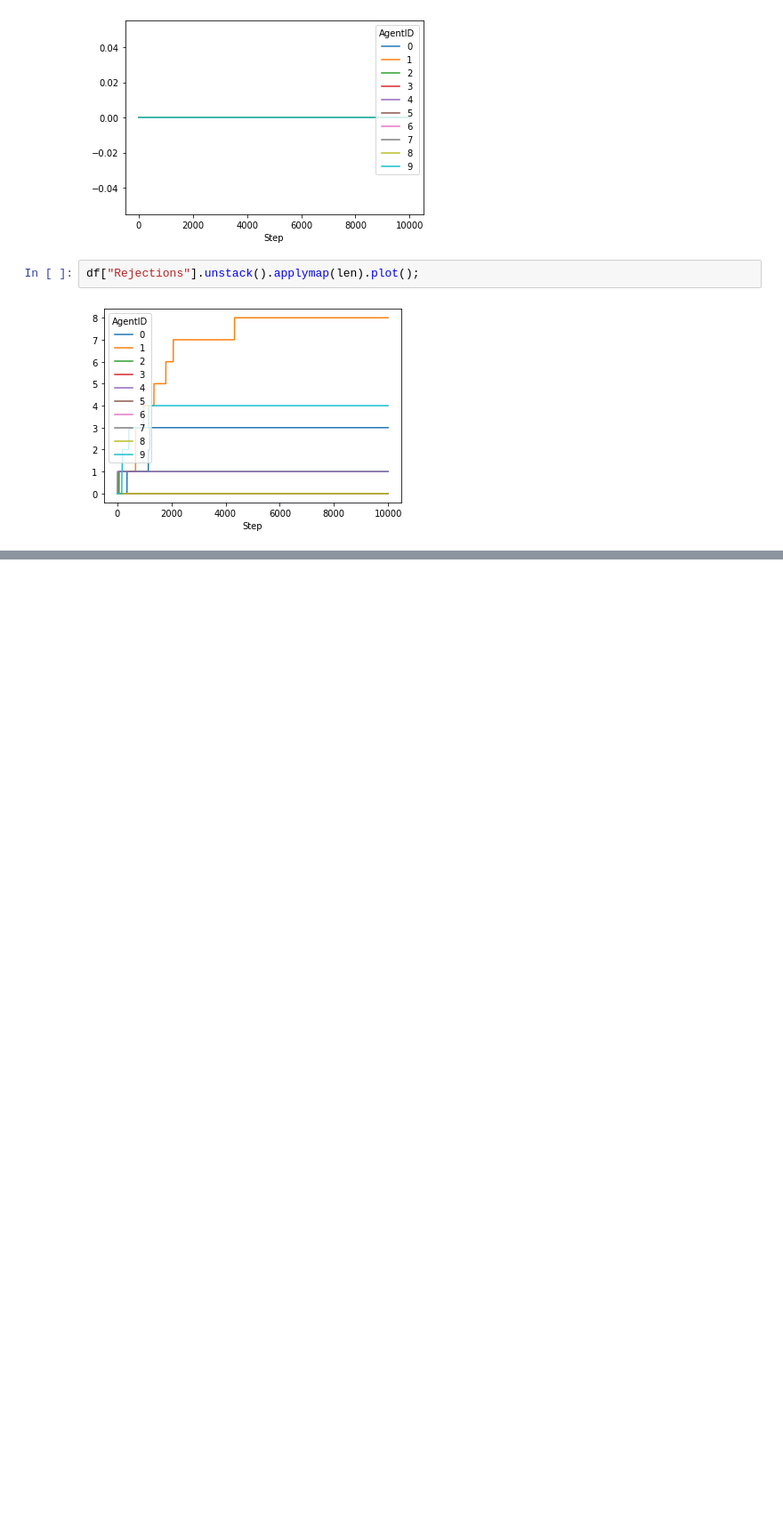
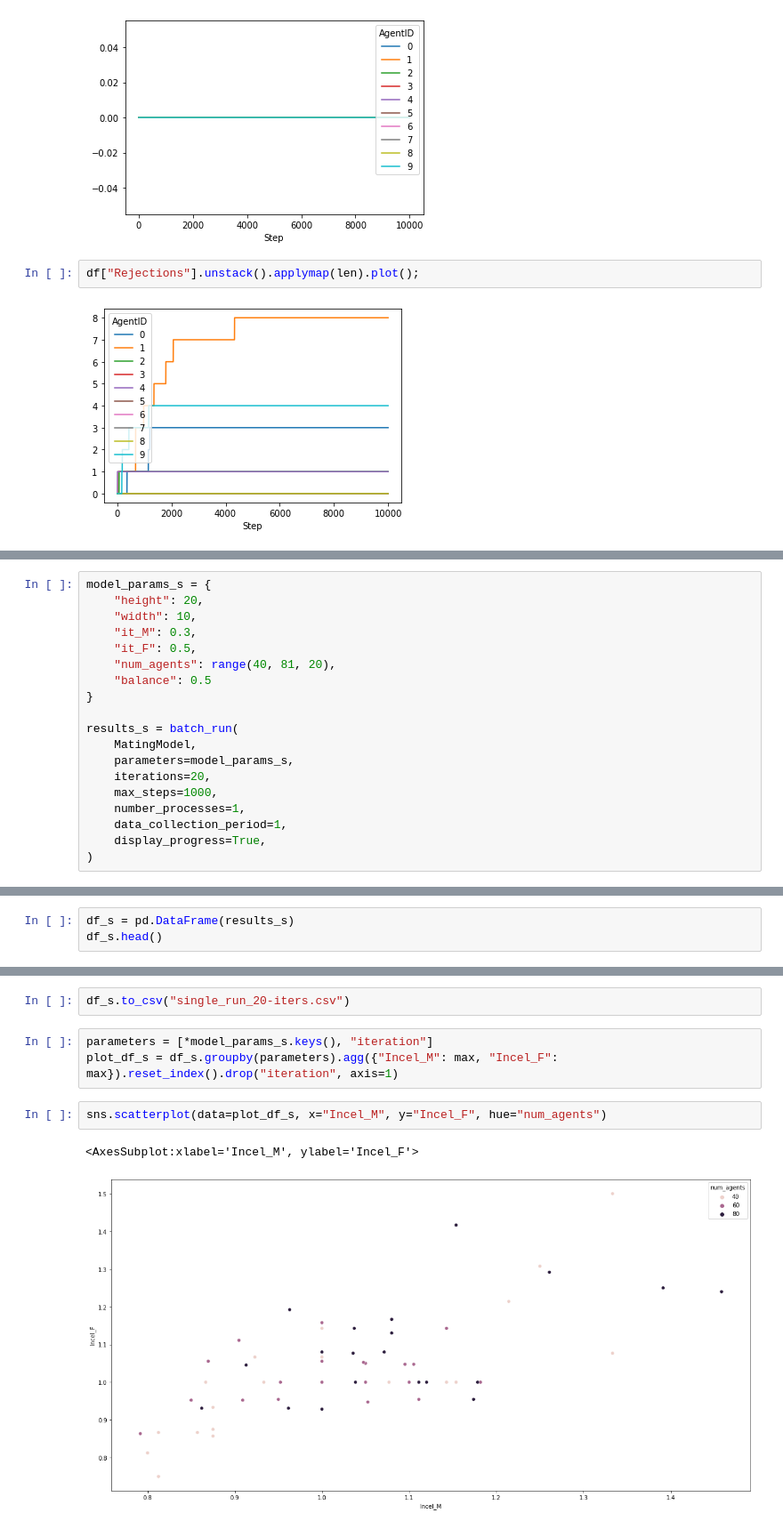
Before and after one commit to LeData/ABM_learning, a Jupyter notebook: testing.ipynb, the cells around one changed output, grey strips where cells are left out. Shown at 89% size. Cells and saved outputs as stored; diff of their text form; blank space fills up the shorter version.

Commit message:
feat: batch work implemented in notebook fix: incels in pairs.

```diff
--- a/testing.ipynb
+++ b/testing.ipynb
@@ -61,0 +60,19 @@ mm.datacollector.get_model_vars_dataframe()["Incel_prop"].plot()
+# %%
+model_params_s = {
+    "height": 20,
+    "width": 10,
+    "it_M": 0.3,
+    "it_F": 0.5,
+    "num_agents": range(40, 81, 20),
+    "balance": 0.5
+}
+
+results_s = batch_run(
+    MatingModel,
+    parameters=model_params_s,
+    iterations=20,
+    max_steps=1000,
+    number_processes=1,
+    data_collection_period=1,
+    display_progress=True,
+)
@@ -61,0 +83,3 @@ mm.datacollector.get_model_vars_dataframe()["Incel_prop"].plot()
+# %%
+df_s = pd.DataFrame(results_s)
+df_s.head()
@@ -61,0 +93,10 @@ mm.datacollector.get_model_vars_dataframe()["Incel_prop"].plot()
+# %%
+df_s.to_csv("single_run_20-iters.csv")
+# %%
+parameters = [*model_params_s.keys(), "iteration"]
+plot_df_s = df_s.groupby(parameters).agg({"Incel_M": max, "Incel_F": max}).reset_index().drop("iteration", axis=1)
+# %%
+sns.scatterplot(data=plot_df_s, x="Incel_M", y="Incel_F", hue="num_agents")
+# %% [output]
+<AxesSubplot:xlabel='Incel_M', ylabel='Incel_F'>
+[figure, added]
```
Also changed, not shown: parts of 13 cells of this notebook, 2 other files.
